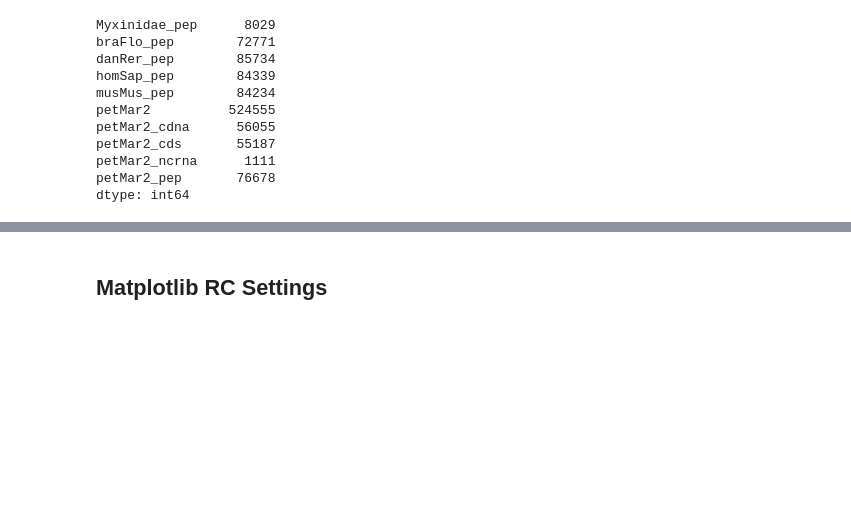
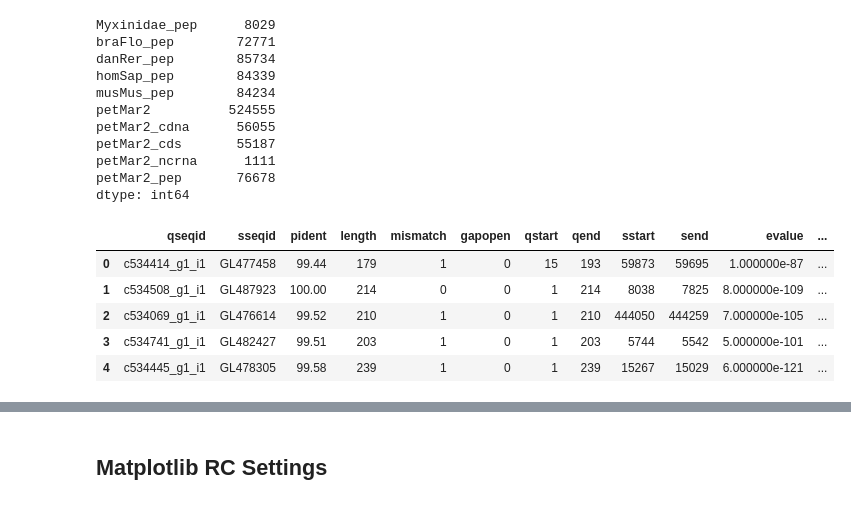
Before and after one commit to standage/2015-petMarSB, a Jupyter notebook: notebooks/petmar-cross-validate.ipynb, the cells around one changed output, grey strips where cells are left out. Drawn from its saved outputs; the diff is of its cells as text; code cells hidden in the pictures; blank space fills up the shorter version.

```diff
--- a/notebooks/petmar-cross-validate.ipynb
+++ b/notebooks/petmar-cross-validate.ipynb
@@ -103,3 +109,14 @@ dtype: int64
 lamp00_pM_df = peasoup.blast.blast_to_df(wdir('{}.fa.x.{}.db.tsv'.format('petMar2.cdna', 'petMar2.fa')))
 # %%
 lamp10_pM_df = peasoup.blast.blast_to_df(wdir('{}.fasta.x.{}.db.tsv'.format('lamp10', 'petMar2.fa')))
+# %%
+lamp10_pM_df = blast_to_df(wdir('{}.fasta.x.{}.db.tsv'.format('lamp10', 'petMar2.fa')), index_col=None)
+# %%
+lamp10_pM_df.head()
+# %% [output]
+|  | qseqid | sseqid | pident | length | mismatch | gapopen | qstart | qend | sstart | send | evalue | ... |
+| 0 | c534414_g1_i1 | GL477458 | 99.44 | 179 | 1 | 0 | 15 | 193 | 59873 | 59695 | 1.000000e-87 | ... |
+| 1 | c534508_g1_i1 | GL487923 | 100.00 | 214 | 0 | 0 | 1 | 214 | 8038 | 7825 | 8.000000e-109 | ... |
+| 2 | c534069_g1_i1 | GL476614 | 99.52 | 210 | 1 | 0 | 1 | 210 | 444050 | 444259 | 7.000000e-105 | ... |
+| 3 | c534741_g1_i1 | GL482427 | 99.51 | 203 | 1 | 0 | 1 | 203 | 5744 | 5542 | 5.000000e-101 | ... |
+| 4 | c534445_g1_i1 | GL478305 | 99.58 | 239 | 1 | 0 | 1 | 239 | 15267 | 15029 | 6.000000e-121 | ... |
```
Also changed, not shown: parts of 23 cells of this notebook, 1 other file.
